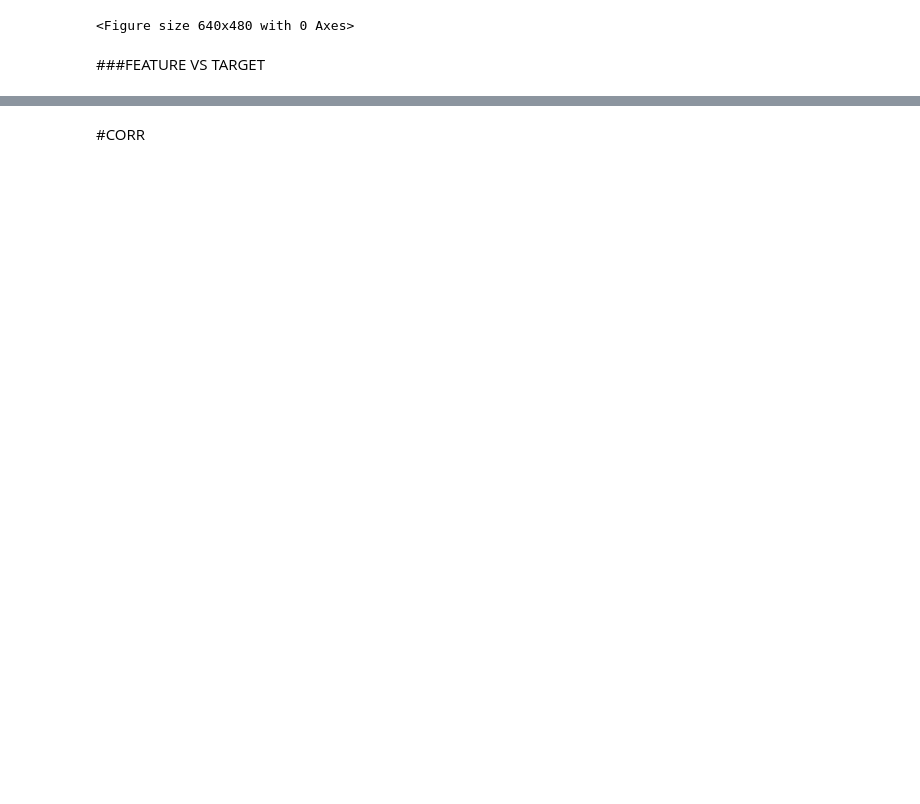
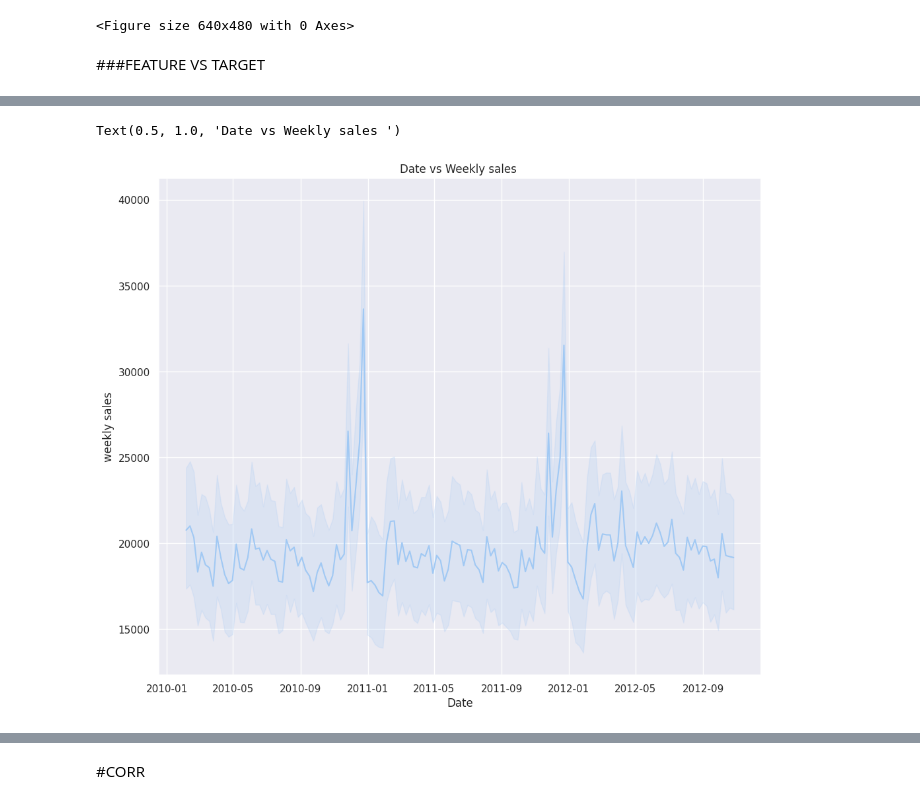
Before and after one commit to Swathi-Thandavarayan/STORE-DATA-PREDICTION, a Jupyter notebook: STORE_DATA_PREDICTION.ipynb, the cells around one changed output, grey strips where cells are left out. Saved outputs shown, nothing was run; the diff lists cells and outputs as text; code cells hidden in the pictures; blank space fills up the shorter version.

```diff
--- a/STORE_DATA_PREDICTION.ipynb
+++ b/STORE_DATA_PREDICTION.ipynb
@@ -655,0 +773,10 @@ plt.tight_layout()
+# %%
+plt.figure(figsize=(40,45))
+plt.subplot(432)
+sns.lineplot(x = 'Date',y = 'Weekly_Sales', data=stores_data)
+plt.xlabel('Date')
+plt.ylabel('weekly sales')
+plt.title('Date vs Weekly sales ')
+# %% [output]
+Text(0.5, 1.0, 'Date vs Weekly sales ')
+[figure, added]
```
Also changed, not shown: parts of 19 cells of this notebook.
